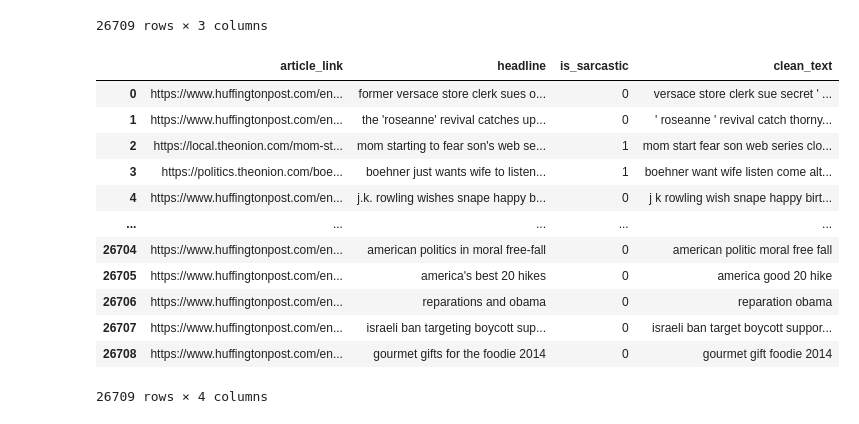
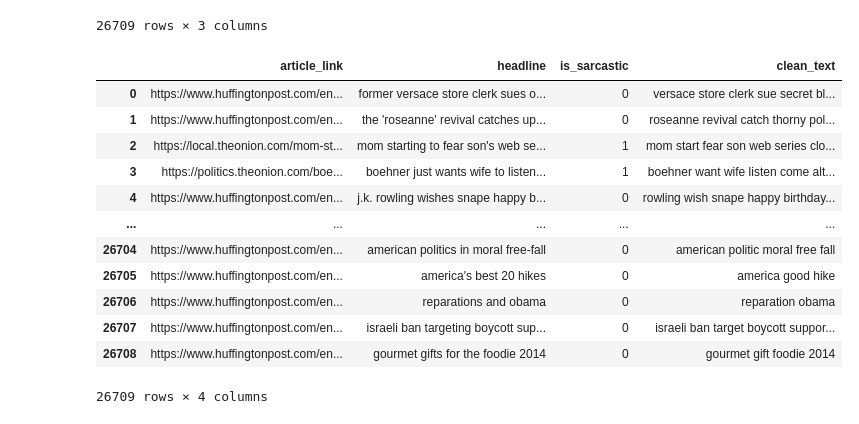
Before and after one commit to macastelblancog/MLDS6_Proyecto, a Jupyter notebook: scripts/preprocessing/main.ipynb, the cells around one changed output. Drawn from its saved outputs; the diff is of its cells as text; code cells hidden in the pictures.

```diff
--- a/scripts/preprocessing/main.ipynb
+++ b/scripts/preprocessing/main.ipynb
@@ -8,7 +8,7 @@ sys.path.append(directory.parent)
 # %%
 from src.bazinga.preprocessing import *
 # %%
-raw_data = load_raw_data()
+raw_data = load_data()
 raw_data
 # %% [output]
 |  | article_link | headline | is_sarcastic |
@@ -25,18 +25,18 @@ raw_data
 | 26708 | https://www.huffingtonpost.com/en... | gourmet gifts for the foodie 2014 | 0 |
 26709 rows × 3 columns
 # %%
-clean_data = data_preprocess(raw_data, 'headline')
+clean_data = data_preprocess(raw_data, 'headline', save = True)
 clean_data
 # %% [output]
 |  | article_link | headline | is_sarcastic | clean_text |
-| 0 | https://www.huffingtonpost.com/en... | former versace store clerk sues o... | 0 | versace store clerk sue secret ' ... |
-| 1 | https://www.huffingtonpost.com/en... | the 'roseanne' revival catches up... | 0 | ' roseanne ' revival catch thorny... |
+| 0 | https://www.huffingtonpost.com/en... | former versace store clerk sues o... | 0 | versace store clerk sue secret bl... |
+| 1 | https://www.huffingtonpost.com/en... | the 'roseanne' revival catches up... | 0 | roseanne revival catch thorny pol... |
 | 2 | https://local.theonion.com/mom-st... | mom starting to fear son's web se... | 1 | mom start fear son web series clo... |
 | 3 | https://politics.theonion.com/boe... | boehner just wants wife to listen... | 1 | boehner want wife listen come alt... |
-| 4 | https://www.huffingtonpost.com/en... | j.k. rowling wishes snape happy b... | 0 | j k rowling wish snape happy birt... |
+| 4 | https://www.huffingtonpost.com/en... | j.k. rowling wishes snape happy b... | 0 | rowling wish snape happy birthday... |
 | ... | ... | ... | ... | ... |
 | 26704 | https://www.huffingtonpost.com/en... | american politics in moral free-fall | 0 | american politic moral free fall |
-| 26705 | https://www.huffingtonpost.com/en... | america's best 20 hikes | 0 | america good 20 hike |
+| 26705 | https://www.huffingtonpost.com/en... | america's best 20 hikes | 0 | america good hike |
 | 26706 | https://www.huffingtonpost.com/en... | reparations and obama | 0 | reparation obama |
 | 26707 | https://www.huffingtonpost.com/en... | israeli ban targeting boycott sup... | 0 | israeli ban target boycott suppor... |
 | 26708 | https://www.huffingtonpost.com/en... | gourmet gifts for the foodie 2014 | 0 | gourmet gift foodie 2014 |
```
Also changed, not shown: parts of 6 cells of this notebook, 2 other files.
